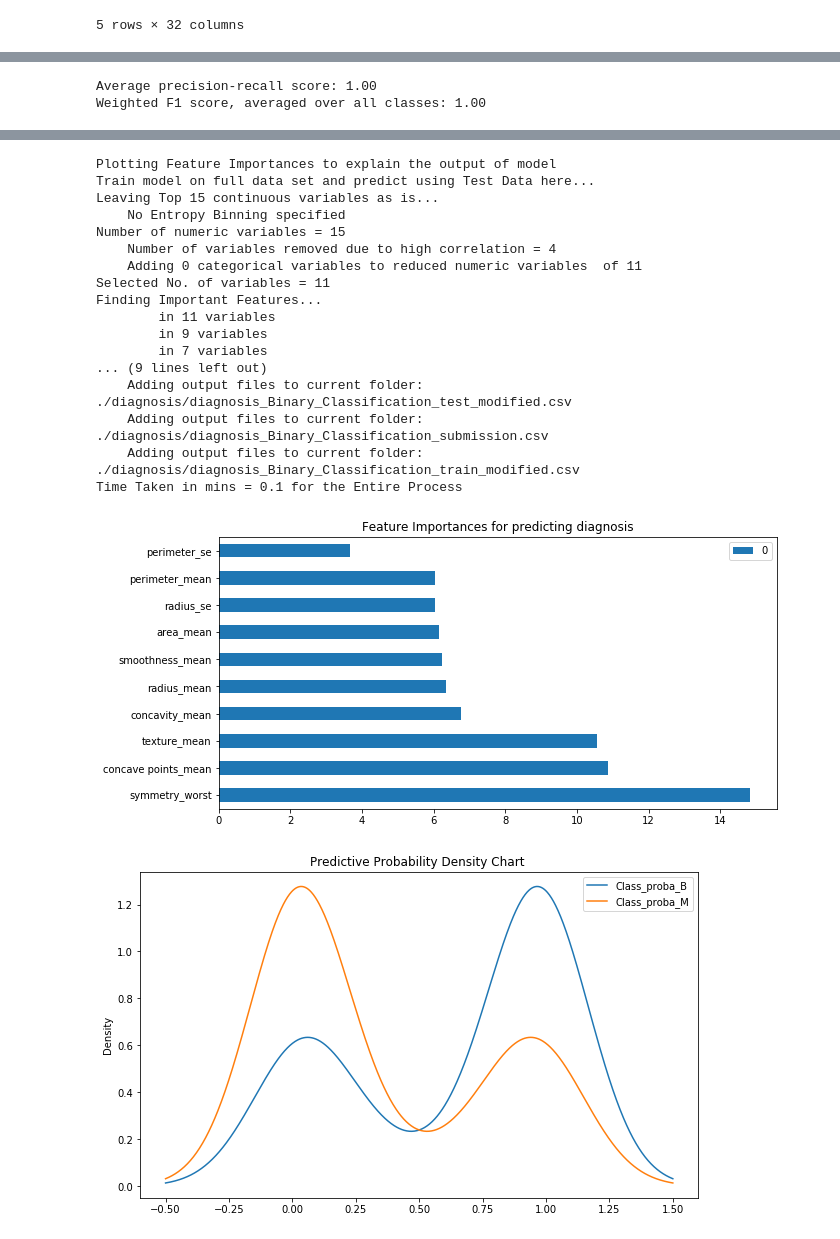
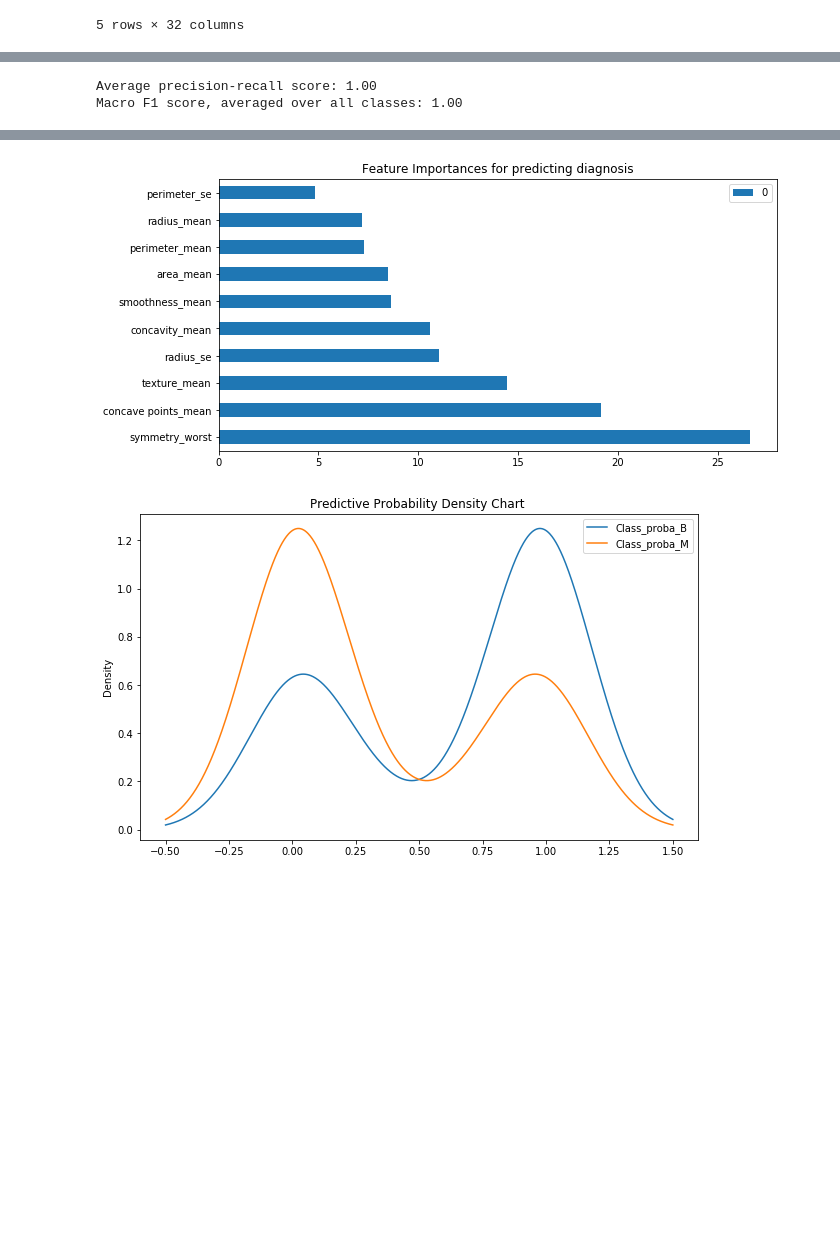
Before and after one commit to AutoViML/Auto_ViML, a Jupyter notebook: Auto_ViML_Demo.ipynb, the cells around one changed output, grey strips where cells are left out. Cells and saved outputs as stored; diff of their text form; code cells hidden in the pictures; blank space fills up the shorter version.

```diff
--- a/Auto_ViML_Demo.ipynb
+++ b/Auto_ViML_Demo.ipynb
@@ -35,14 +31,16 @@ num = int(0.9*df.shape[0])
 train = df[:num]
 test = df[num:]
 sample_submission=''
-scoring_parameter = 'f1'
+scoring_parameter = ''
 # %%
-from Auto_ViML import Auto_ViML
+from autoviml.Auto_ViML import Auto_ViML
 #### If Boosting_Flag = True => XGBoost, Fase=>ExtraTrees, None=>Linear Model
-m, feats, trainm, testm = Auto_ViML(train, target, test, sample_submission,scoring_parameter=scoring_parameter,
-                                    hyper_param='GS',
+m, feats, trainm, testm = Auto_ViML(train, target, test, sample_submission,
+                                    scoring_parameter=scoring_parameter,
+                                    hyper_param='GS',feature_reduction=True,
                                      Boosting_Flag=None,Binning_Flag=False,
-                                    Add_Poly=0, Stacking_Flag=False, Imbalanced_Flag=False,
+                                    Add_Poly=0, Stacking_Flag=False,
+                                    Imbalanced_Flag=False,
                                     verbose=1)
 # %% [output]
 Train (Size: 512,32) has Single_Label with target: ['diagnosis']
@@ -64,7 +62,7 @@ Classifying variables in data set...
 Completed Ensemble predictions on held out data
 [figure]
 Average precision-recall score: 1.00
-Weighted F1 score, averaged over all classes: 1.00
+Macro F1 score, averaged over all classes: 1.00
 [figure]
 After multiple models, Ensemble Model Results:
     Accuracy Score = 98.1%
@@ -86,19 +84,2 @@ Single Model is better than Ensembling Models for this data set.
-Plotting Feature Importances to explain the output of model
-Train model on full data set and predict using Test Data here...
-Leaving Top 15 continuous variables as is...
-    No Entropy Binning specified
-Number of numeric variables = 15
-    Number of variables removed due to high correlation = 4
-    Adding 0 categorical variables to reduced numeric variables  of 11
-Selected No. of variables = 11
-Finding Important Features...
-        in 11 variables
-        in 9 variables
-        in 7 variables
-... (9 lines left out)
-    Adding output files to current folder: ./diagnosis/diagnosis_Binary_Classification_test_modified.csv
-    Adding output files to current folder: ./diagnosis/diagnosis_Binary_Classification_submission.csv
-    Adding output files to current folder: ./diagnosis/diagnosis_Binary_Classification_train_modified.csv
-Time Taken in mins = 0.1 for the Entire Process
-[figure, old version]
+[figure, new version]
-[figure, old version]
+[figure, new version]
```
Also changed, not shown: parts of 6 cells of this notebook, 9 other files.
